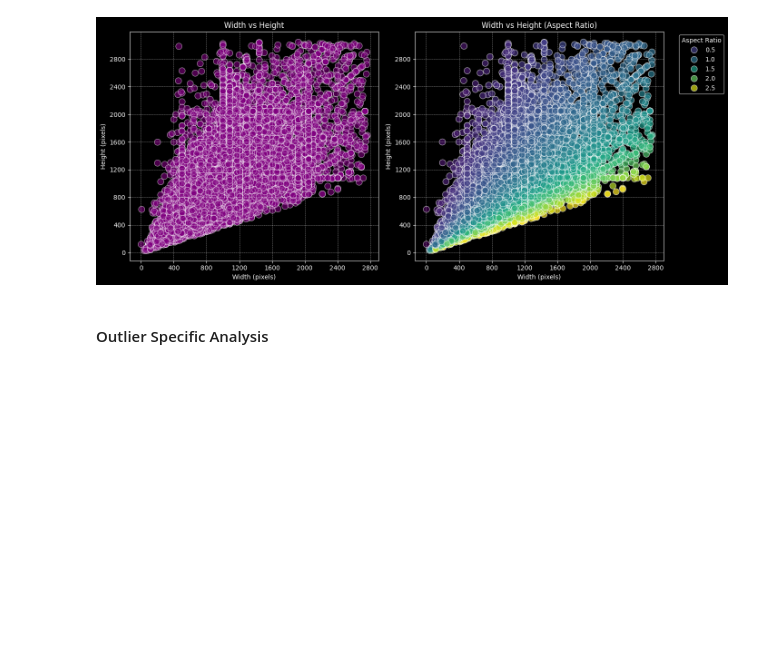
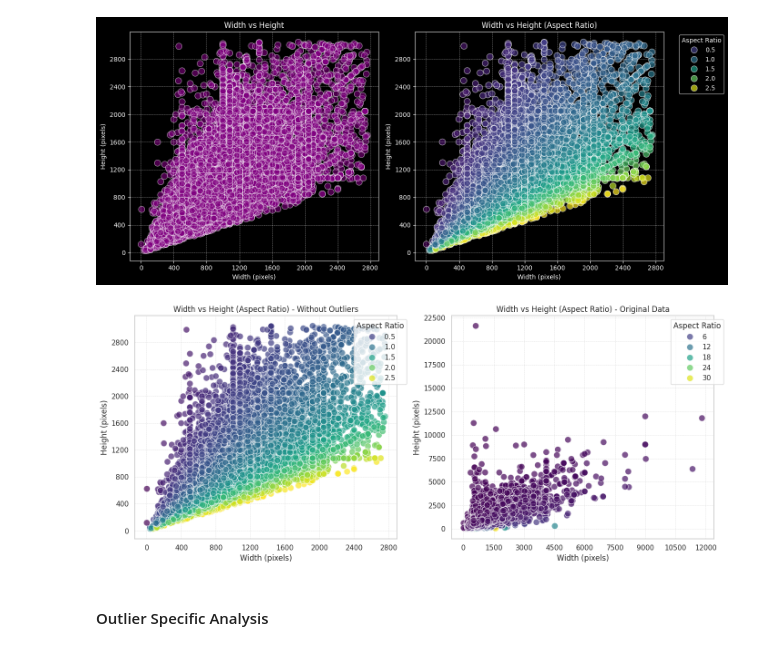
Before and after one commit to martimesteves1/reddit-memes, a Jupyter notebook: reddit_memes/ollama/lvm_experiments.ipynb, the cells around one changed output. Saved outputs shown, nothing was run; the diff lists cells and outputs as text; code cells hidden in the pictures; blank space fills up the shorter version.

```diff
--- a/reddit_memes/ollama/lvm_experiments.ipynb
+++ b/reddit_memes/ollama/lvm_experiments.ipynb
@@ -565,6 +642,65 @@ plt.tight_layout()
 plt.show()
 # %% [output]
 [figure]
+# %%
+# Scatter plots
+fig, ax = plt.subplots(1, 2, figsize=(14, 6))
+
+# Scatter Plot with Hue (Aspect Ratio)
+scatter1 = sns.scatterplot(
+    data=df_filtered,
+    x="width",
+    y="height",
+    hue="aspect_ratio",
+    palette="viridis",
+    ax=ax[0],
+    alpha=0.7,
+    edgecolor="w",
+    s=100,
+)
+ax[0].set_title("Width vs Height (Aspect Ratio) - Without Outliers")
+ax[0].set_xlabel("Width (pixels)")
+ax[0].set_ylabel("Height (pixels)")
+ax[0].xaxis.set_major_locator(MaxNLocator(nbins=10))
+ax[0].yaxis.set_major_locator(MaxNLocator(nbins=10))
+ax[0].grid(True, which="both", linestyle="--", linewidth=0.5, alpha=0.7)
+
+# Adjust legend for the second plot
+if "aspect_ratio" in df_filtered.columns:
+    ax[0].legend(
+        title="Aspect Ratio", bbox_to_anchor=(1.05, 1), loc="upper right"
+    )
+
+
+# Scatter Plot with Hue (Aspect Ratio)
+scatter2 = sns.scatterplot(
+    data=df_raw,
+    x="width",
+    y="height",
+    hue="aspect_ratio",
+    palette="viridis",
+    ax=ax[1],
+    alpha=0.7,
+    edgecolor="w",
+    s=100,
+)
+ax[1].set_title("Width vs Height (Aspect Ratio) - Original Data")
+ax[1].set_xlabel("Width (pixels)")
+ax[1].set_ylabel("Height (pixels)")
+ax[1].xaxis.set_major_locator(MaxNLocator(nbins=10))
+ax[1].yaxis.set_major_locator(MaxNLocator(nbins=10))
+ax[1].grid(True, which="both", linestyle="--", linewidth=0.5, alpha=0.7)
+
+# Adjust legend for the second plot
+if "aspect_ratio" in df_raw.columns:
+    ax[1].legend(
+        title="Aspect Ratio", bbox_to_anchor=(1.05, 1), loc="upper right"
+    )
+
+plt.tight_layout()
+plt.show()
+# %% [output]
+[figure, added]
 # %% [markdown]
 #### Outlier Specific Analysis
 # %%
```
Also changed, not shown: parts of 19 cells of this notebook, 5 other files.
